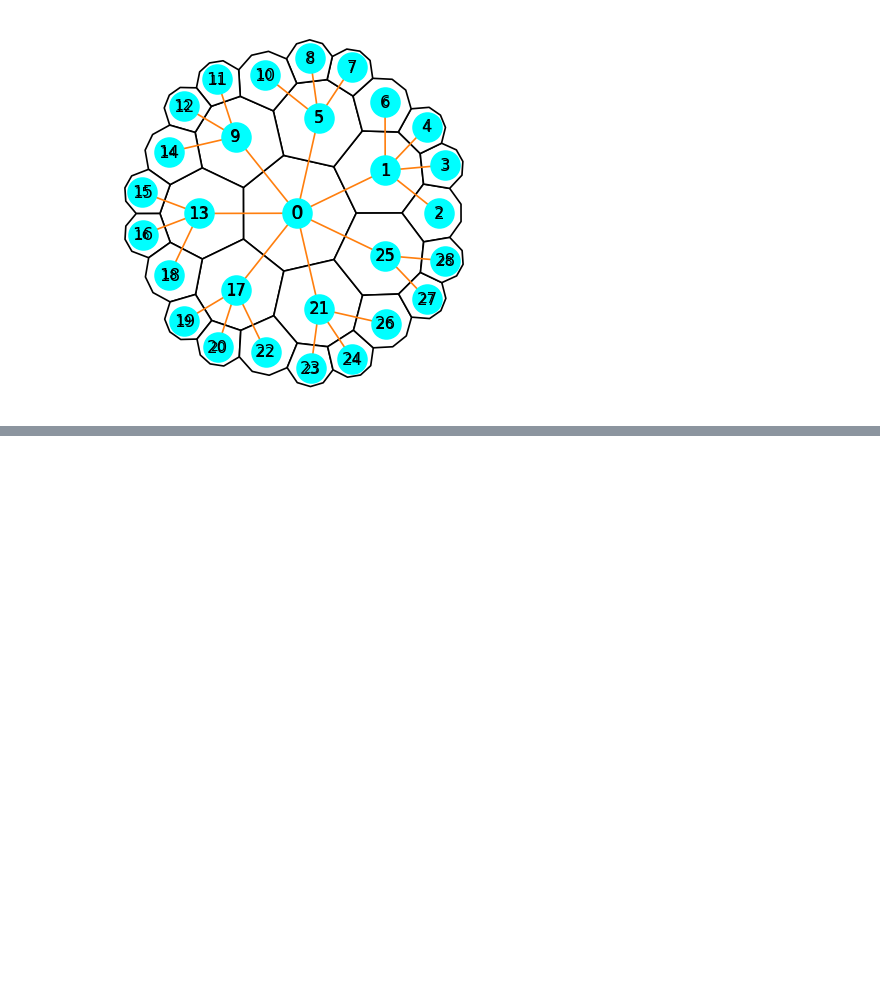
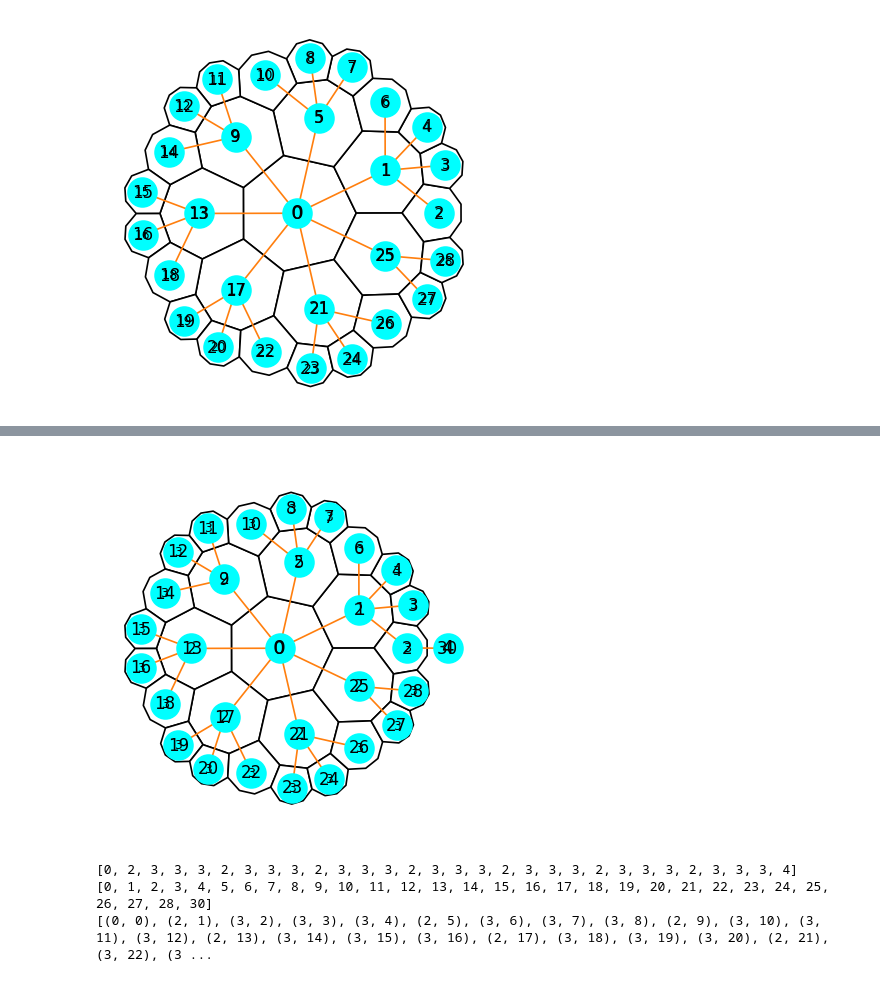
Before and after one commit to amalbumbia/Hyperbolic_Lattices, a Jupyter notebook: test_hyp_butterfly.ipynb, the cells around one changed output, grey strips where cells are left out. Saved outputs shown, nothing was run; the diff lists cells and outputs as text; code cells hidden in the pictures; blank space fills up the shorter version.

```diff
--- a/test_hyp_butterfly.ipynb
+++ b/test_hyp_butterfly.ipynb
@@ -155,0 +345,55 @@ plt.show()
+# %%
+T_idx = nx.Graph()
+for u, v in T_rooted.edges():
+    T_idx.add_edge(u, v)
+
+poly_map = { poly.idx: poly for poly in tiling.polygons }
+
+layers_list = []
+poly_list = []
+plot_tiling(tiling)
+for i, poly in poly_map.items():
+    x, y = poly.get_center().real, poly.get_center().imag
+    l = tiling.get_layer(i)
+    layers_list.append(l)
+    poly_list.append(i)
+    plt.text(x, y, str(l),
+             ha="center", va="center",
+             fontsize=12*(1 - 0.5 * (x**2 + y**2)**0.5))
+
+pos = {node: (poly_map[node].get_center().real,
+              poly_map[node].get_center().imag)
+       for node in T_idx.nodes() if node in poly_map}
+
+# now add the outside node explicitly
+max_r = max(abs(poly.get_center()) for poly in tiling.polygons)
+pos[root_point] = (1.2 * max_r, 0)
+
+outer_layer = tiling.n + 1
+layers_list.append(outer_layer)
+poly_list.append(root_point)
+
+x, y = pos[root_point]
+plt.text(x, y, str(outer_layer),
+         ha="center", va="center",
+         fontsize=12)
+
+# plot the overlay of the tiling with the spanning tree - the indices of the layers match
+nx.draw(T_idx, pos=pos,
+        with_labels=True,
+        node_color="cyan",
+        edge_color="C1",
+        font_size=10)
+
+plt.axis("equal")
+plt.show()
+
+print(layers_list)
+print(poly_list)
+layer_plus_poly = list(zip(layers_list, poly_list))
+print(layer_plus_poly)
+# %% [output]
+[figure, added]
+[0, 2, 3, 3, 3, 2, 3, 3, 3, 2, 3, 3, 3, 2, 3, 3, 3, 2, 3, 3, 3, 2, 3, 3, 3, 2, 3, 3, 3, 4]
+[0, 1, 2, 3, 4, 5, 6, 7, 8, 9, 10, 11, 12, 13, 14, 15, 16, 17, 18, 19, 20, 21, 22, 23, 24, 25, 26, 27, 28, 30]
+[(0, 0), (2, 1), (3, 2), (3, 3), (3, 4), (2, 5), (3, 6), (3, 7), (3, 8), (2, 9), (3, 10), (3, 11), (3, 12), (2, 13), (3, 14), (3, 15), (3, 16), (2, 17), (3, 18), (3, 19), (3, 20), (2, 21), (3, 22), (3 ...
```
Also changed, not shown: parts of 22 cells of this notebook.
